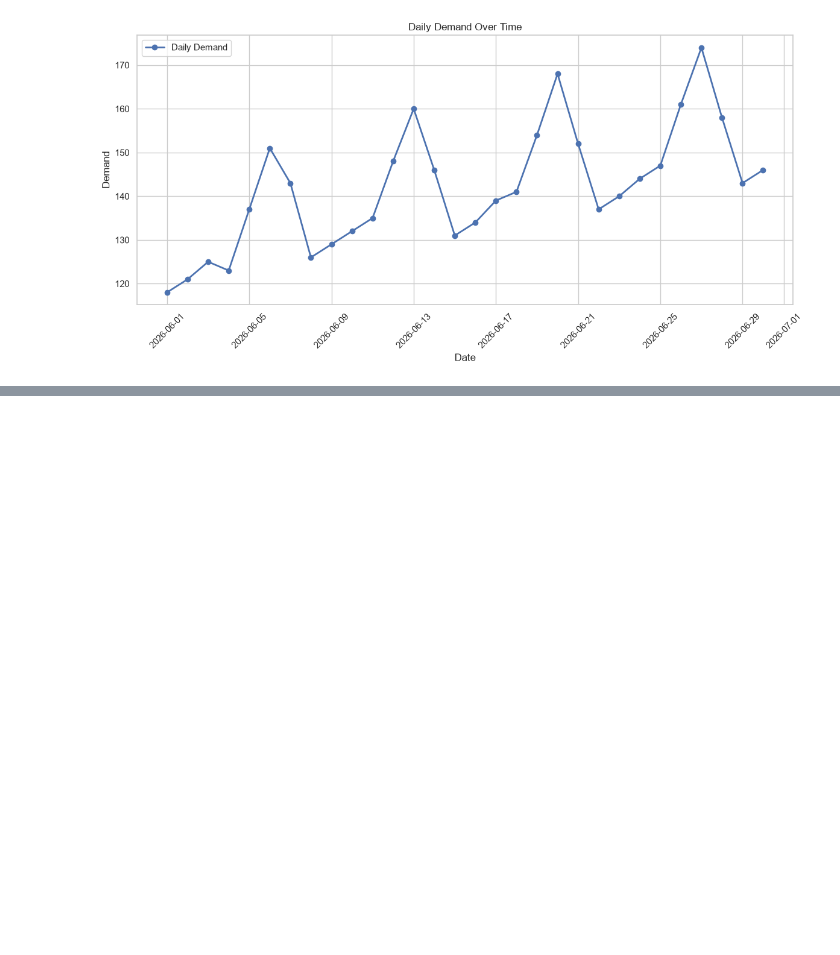
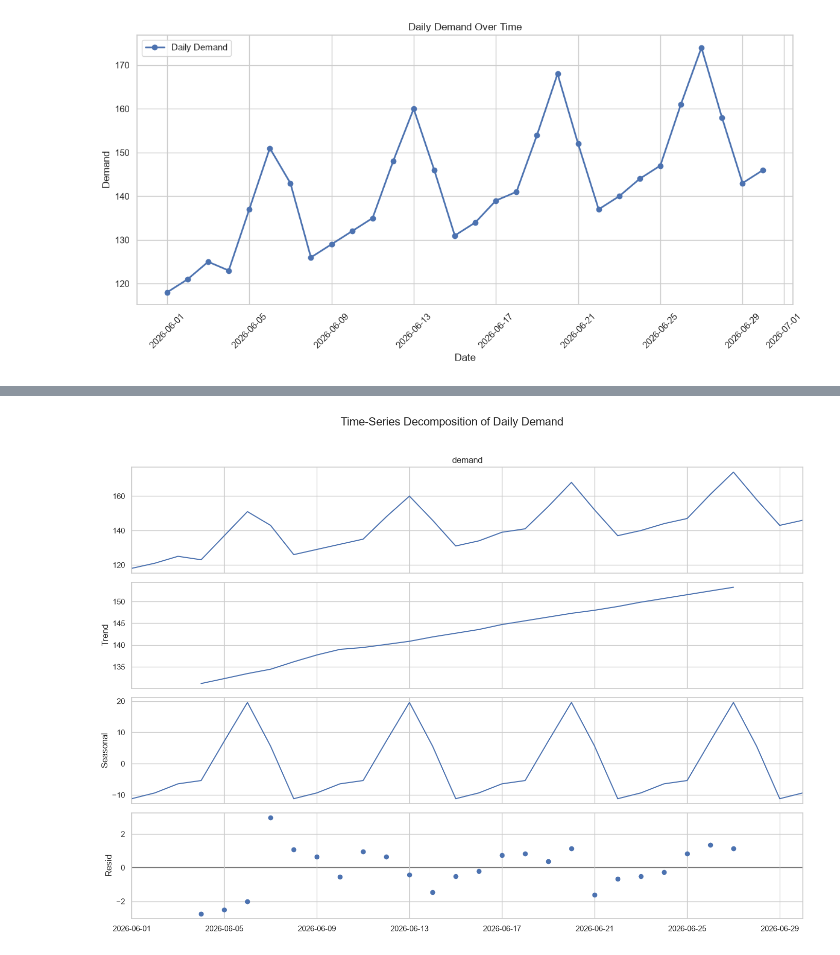
Before and after one commit to Debankumardas/Time-Series-Forecasting, a Jupyter notebook: notebooks/time_series_forecasting.ipynb, the cells around one changed output, grey strips where cells are left out. Cells and saved outputs as stored; diff of their text form; code cells hidden in the pictures; blank space fills up the shorter version.

```diff
--- a/notebooks/time_series_forecasting.ipynb
+++ b/notebooks/time_series_forecasting.ipynb
@@ -166,0 +297,23 @@ plt.show()
+# %%
+demand_series = df["demand"].asfreq("D")
+# %%
+decomposition = seasonal_decompose(
+    demand_series,
+    model="additive",
+    period=7
+)
+
+fig = decomposition.plot()
+
+fig.set_size_inches(14, 10)
+
+fig.suptitle(
+    "Time-Series Decomposition of Daily Demand",
+    fontsize=16,
+    y=1.02
+)
+
+plt.tight_layout()
+plt.show()
+# %% [output]
+[figure, added]
```
Also changed, not shown: parts of 12 cells of this notebook, 1 other file.
